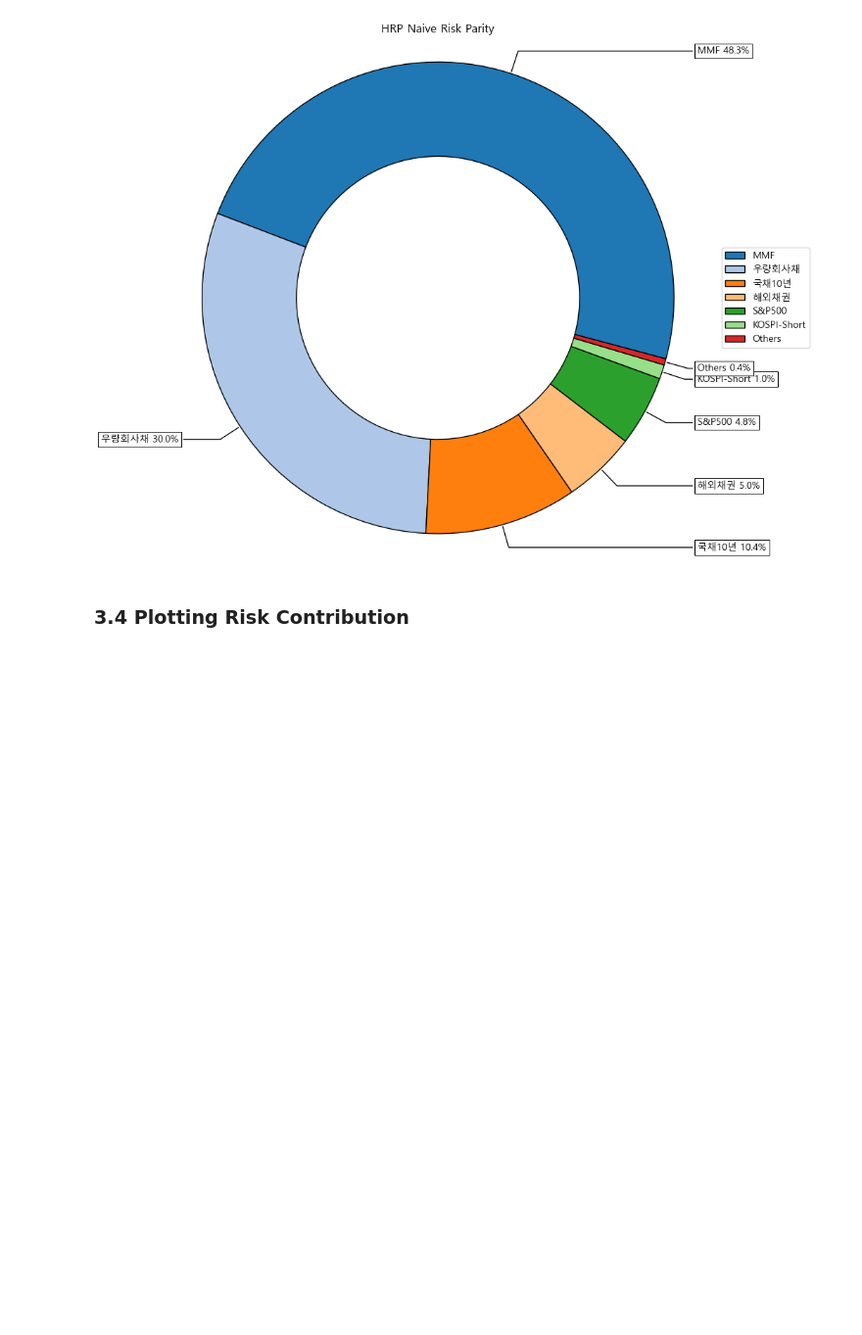
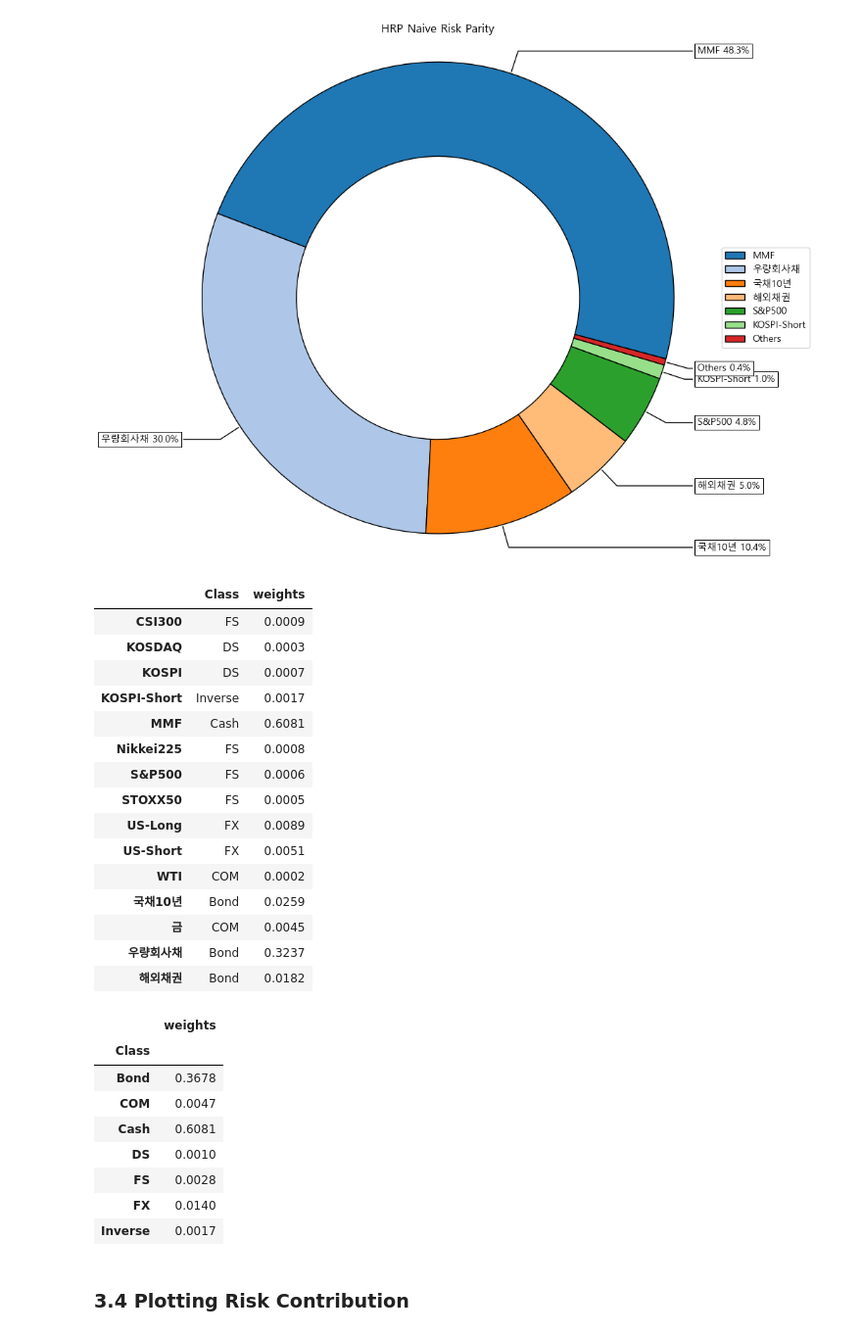
Before and after one commit to ChoiInYeol/KHU-FELAB-DBGAPS, a Jupyter notebook: DB-GAPS_HRC+Constraint.ipynb, the cells around one changed output. Shown at 98% size. Cells and saved outputs as stored; diff of their text form; code cells hidden in the pictures; blank space fills up the shorter version.

```diff
--- a/DB-GAPS_HRC+Constraint.ipynb
+++ b/DB-GAPS_HRC+Constraint.ipynb
@@ -288,6 +271,39 @@ ax = rp.plot_pie(w=w_1,
                  ax=None)
 # %% [output]
 [figure]
+# %%
+pd.options.display.float_format = '{:.4f}'.format
+w_classes = pd.concat([asset_classes.set_index('Assets'), w], axis=1)
+display(w_classes)
+
+w_classes = w_classes.groupby(['Class']).sum()
+display(w_classes)
+# %% [output]
+|  | Class | weights |
+| CSI300 | FS | 0.0009 |
+| KOSDAQ | DS | 0.0003 |
+| KOSPI | DS | 0.0007 |
+| KOSPI-Short | Inverse | 0.0017 |
+| MMF | Cash | 0.6081 |
+| Nikkei225 | FS | 0.0008 |
+| S&P500 | FS | 0.0006 |
+| STOXX50 | FS | 0.0005 |
+| US-Long | FX | 0.0089 |
+| US-Short | FX | 0.0051 |
+| WTI | COM | 0.0002 |
+| 국채10년 | Bond | 0.0259 |
+| 금 | COM | 0.0045 |
+| 우량회사채 | Bond | 0.3237 |
+| 해외채권 | Bond | 0.0182 |
+|  | weights |
+| Class |  |
+| Bond | 0.3678 |
+| COM | 0.0047 |
+| Cash | 0.6081 |
+| DS | 0.0010 |
+| FS | 0.0028 |
+| FX | 0.0140 |
+| Inverse | 0.0017 |
 # %% [markdown]
 ### 3.4 Plotting Risk Contribution
 # %%
```
Also changed, not shown: parts of 4 cells of this notebook, 2 other files.
